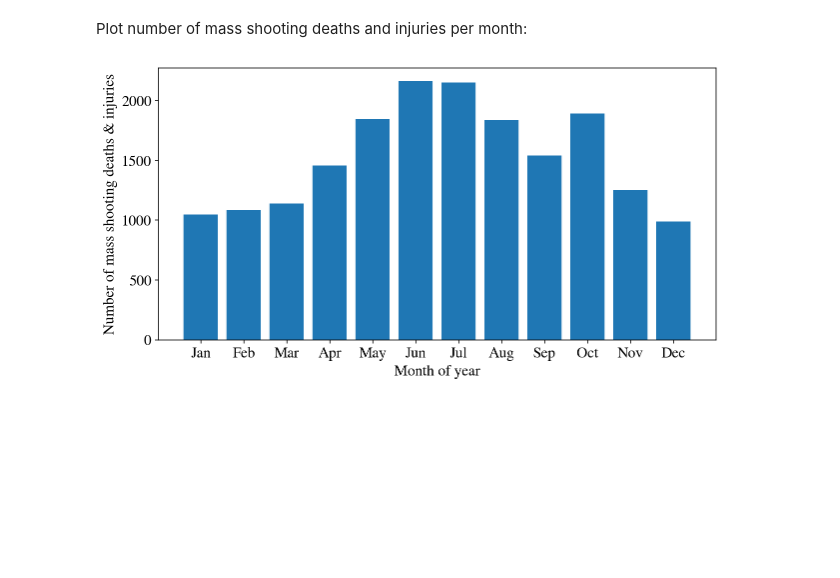
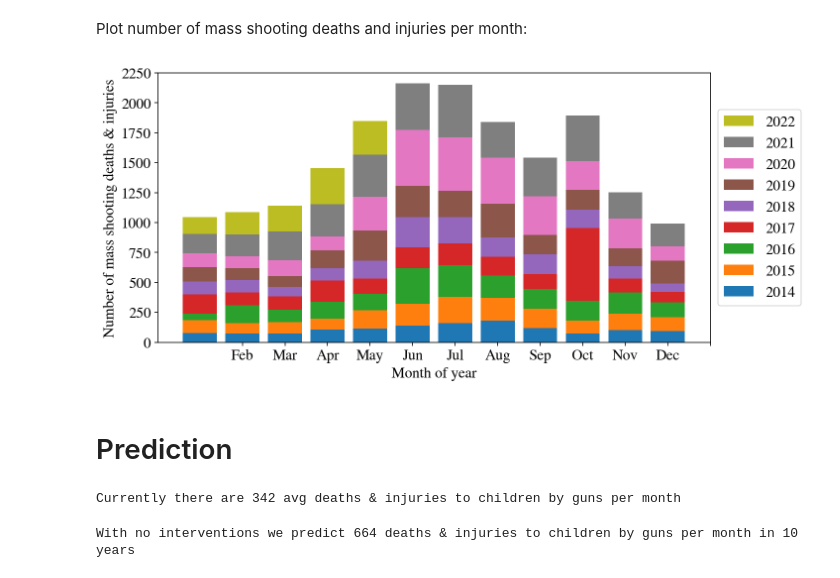
Before and after one commit to lauraluebbert/US_gun_violence, a Jupyter notebook: gun_violence_analysis.ipynb, the cells around one changed output. Saved outputs shown, nothing was run; the diff lists cells and outputs as text; code cells hidden in the pictures; blank space fills up the shorter version.

```diff
--- a/gun_violence_analysis.ipynb
+++ b/gun_violence_analysis.ipynb
@@ -140,3 +129,13 @@ tmp = df_kids.groupby(df_kids.index.month)["killed", "injured"].sum().sum(1)
+# %%
+per_month = df_kids.groupby([df_kids.index.year,df_kids.index.month])["killed", "injured"].sum().sum(1)
+
+a = np.zeros((9, 12))
+years = [2014, 2015, 2016, 2017, 2018, 2019, 2020, 2021, 2022]
+months = ["Jan","Feb","Mar","Apr","May","Jun","Jul","Aug","Sep","Oct","Nov","Dec"]
+for idx, y in enumerate(years):
+  for jdx, v in enumerate(per_month[y].values):
+    # to account for 2022 being incomplete
+    a[idx][jdx] = v
 # %%
 fig, ax = plt.subplots(figsize=(10,5))
 
@@ -176,32 +160,31 @@ tmp = df_mass.groupby(df_mass.index.month)["killed", "injured"].sum().sum(1)
+# %%
+per_month = df_mass.groupby([df_mass.index.year,df_mass.index.month])["killed", "injured"].sum().sum(1)
+
+a = np.zeros((9, 12))
+years = [2014, 2015, 2016, 2017, 2018, 2019, 2020, 2021, 2022]
+months = ["Jan","Feb","Mar","Apr","May","Jun","Jul","Aug","Sep","Oct","Nov","Dec"]
+for idx, y in enumerate(years):
+  for jdx, v in enumerate(per_month[y].values):
+    # to account for 2022 being incomplete
+    a[idx][jdx] = v
 # %%
 fig, ax = plt.subplots(figsize=(10,5))
 
-week = tmp.index
-vals = tmp.values
-
-ax.bar(week, vals)
+ax.bar(months, a[0], label=years[0])
+for i in range(1, 9):
+  ax.bar(months, a[i], bottom=a[:i].sum(0), label=years[i])
 
 ax.set(**{
-    "xticklabels": [
-                    "Jan",
-                    "Feb",
-                    "Mar",
-                    "Apr",
-                    "May",
-                    "Jun",
-                    "Jul",
-                    "Aug",
-                    "Sep",
-                    "Oct",
-                    "Nov",
-                    "Dec"
-    ],
     "xticks": np.arange(12)+1,
     "xlabel": "Month of year",
-    "ylabel": "Number of mass shooting deaths & injuries"
+    "ylabel": "Number of mass shooting deaths & injuries",
+    "ylim": (0, 2250)
 })
-
-fig.savefig("mass-per-month.png", dpi=300, bbox_inches="tight")
+handles, labels = ax.get_legend_handles_labels()
+ax.legend(handles[::-1], labels[::-1], loc='center left', bbox_to_anchor=(1, 0.5))
+fig.savefig("mass-per-month.png", dpi=300, bbox_inches="tight", background="white")
 fig.show()
 # %% [output]
-[figure, old version]
+[figure, new version]
+# %% [markdown]
+# Prediction
@@ -207,0 +200,8 @@ fig.show()
+# %%
+print(f"Currently there are {y.mean():,.0f} avg deaths & injuries to children by guns per month")
+# %% [output]
+Currently there are 342 avg deaths & injuries to children by guns per month
+# %%
+print(f"With no interventions we predict {(reg.coef_*[xx.max() + 10*12] + reg.intercept_)[0]:,.0f} deaths & injuries to children by guns per month in 10 years")
+# %% [output]
+With no interventions we predict 664 deaths & injuries to children by guns per month in 10 years
```
Also changed, not shown: parts of 10 cells of this notebook.
